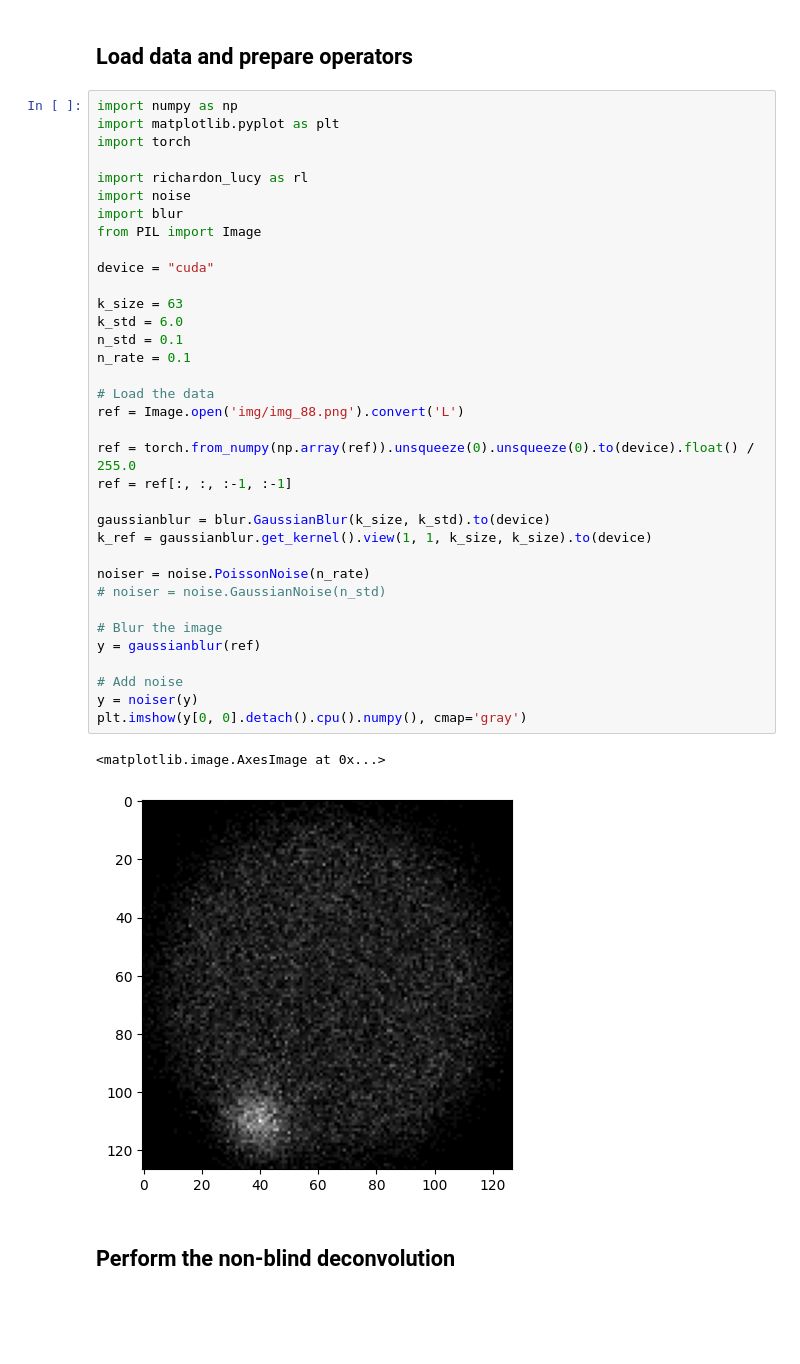
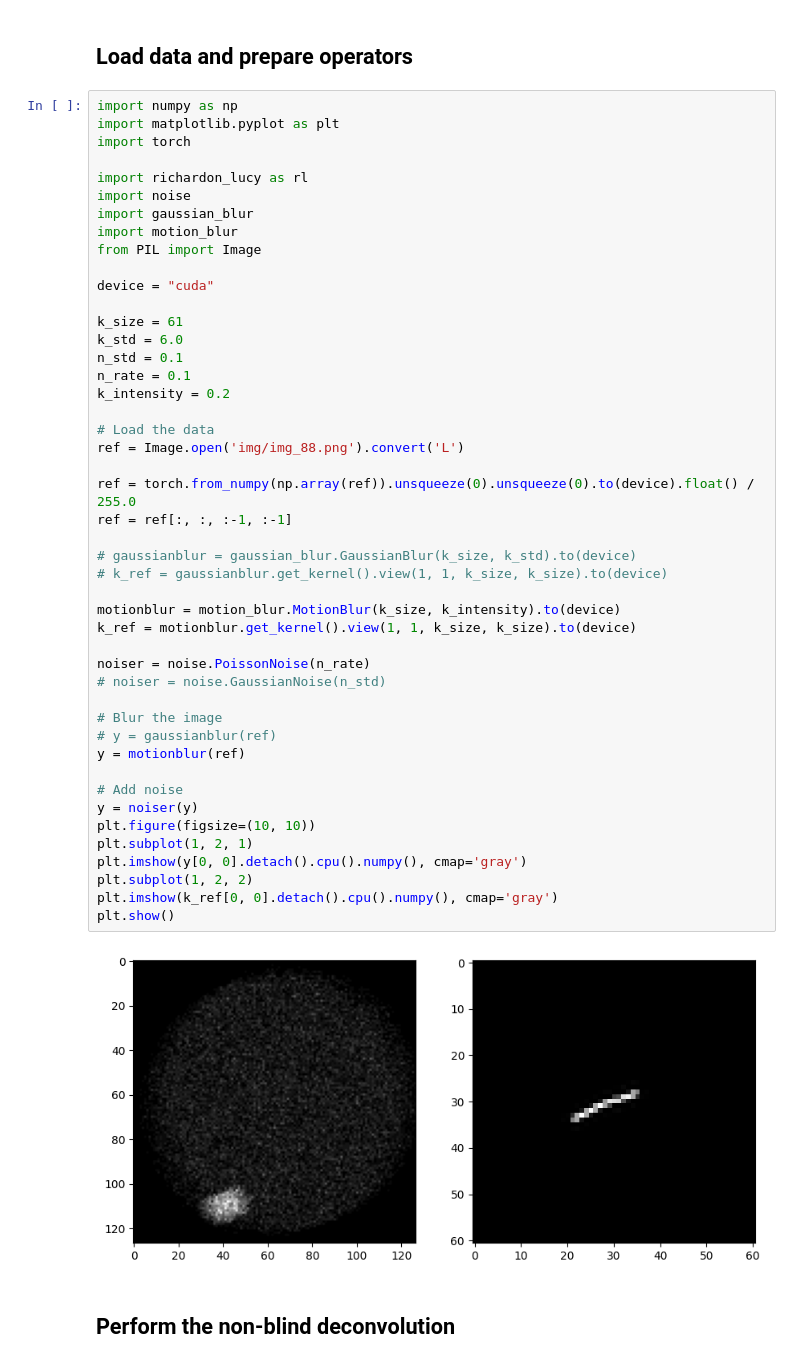
Before and after one commit to Tmodrzyk/richardson-lucy-python, a Jupyter notebook: greyscale.ipynb, the cells around one changed output. Saved outputs shown, nothing was run; the diff lists cells and outputs as text; blank space fills up the shorter version.

Commit message:
Add support for motion blur

```diff
--- a/greyscale.ipynb
+++ b/greyscale.ipynb
@@ -6,40 +6,50 @@
 import numpy as np
 import matplotlib.pyplot as plt
 import torch
 
 import richardon_lucy as rl
 import noise
-import blur
+import gaussian_blur
+import motion_blur
 from PIL import Image
 
 device = "cuda"
 
-k_size = 63
+k_size = 61
 k_std = 6.0
 n_std = 0.1
 n_rate = 0.1
+k_intensity = 0.2
 
 # Load the data
 ref = Image.open('img/img_88.png').convert('L')
 
 ref = torch.from_numpy(np.array(ref)).unsqueeze(0).unsqueeze(0).to(device).float() / 255.0
 ref = ref[:, :, :-1, :-1]
 
-gaussianblur = blur.GaussianBlur(k_size, k_std).to(device)
-k_ref = gaussianblur.get_kernel().view(1, 1, k_size, k_size).to(device)
+# gaussianblur = gaussian_blur.GaussianBlur(k_size, k_std).to(device)
+# k_ref = gaussianblur.get_kernel().view(1, 1, k_size, k_size).to(device)
+
+motionblur = motion_blur.MotionBlur(k_size, k_intensity).to(device)
+k_ref = motionblur.get_kernel().view(1, 1, k_size, k_size).to(device)
 
 noiser = noise.PoissonNoise(n_rate)
 # noiser = noise.GaussianNoise(n_std)
 
 # Blur the image
-y = gaussianblur(ref)
+# y = gaussianblur(ref)
+y = motionblur(ref)
 
 # Add noise
 y = noiser(y)
+plt.figure(figsize=(10, 10))
+plt.subplot(1, 2, 1)
 plt.imshow(y[0, 0].detach().cpu().numpy(), cmap='gray')
+plt.subplot(1, 2, 2)
+plt.imshow(k_ref[0, 0].detach().cpu().numpy(), cmap='gray')
+plt.show()
 # %% [output]
-<matplotlib.image.AxesImage at 0x...>
-[figure, old version]
+[figure, new version]
 # %% [markdown]
 ## Perform the non-blind deconvolution
 # %%
```
Also changed, not shown: parts of 4 cells of this notebook, 2 other files.
